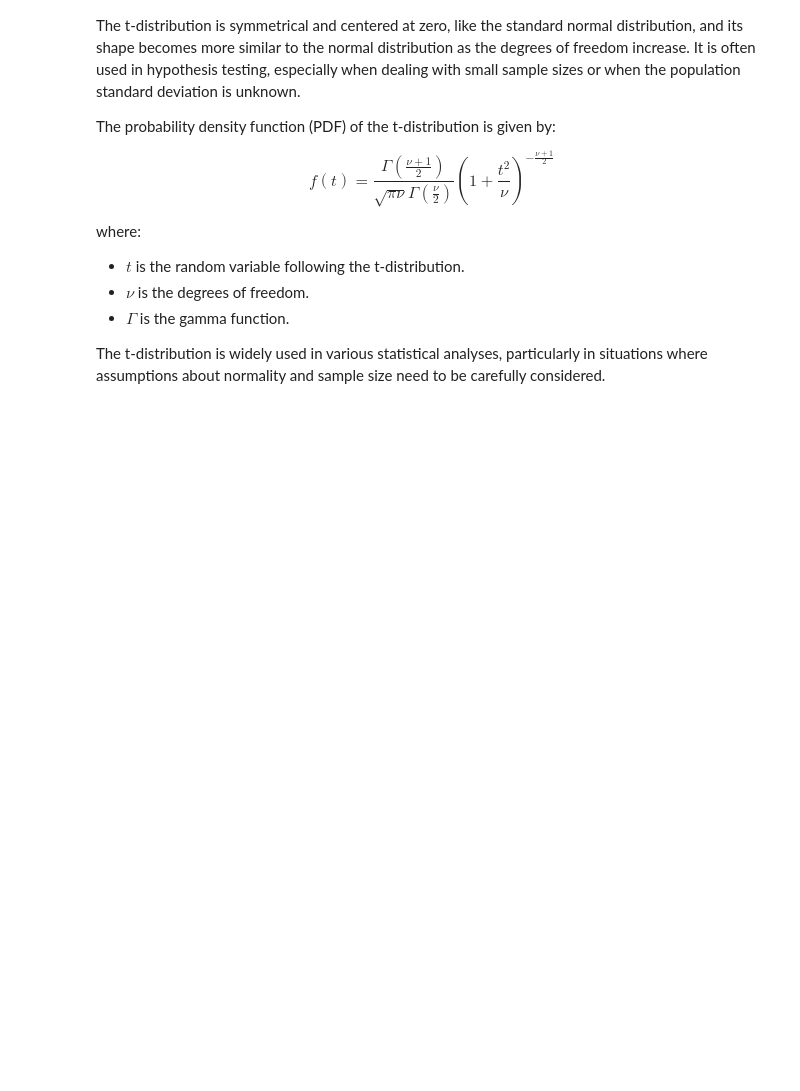
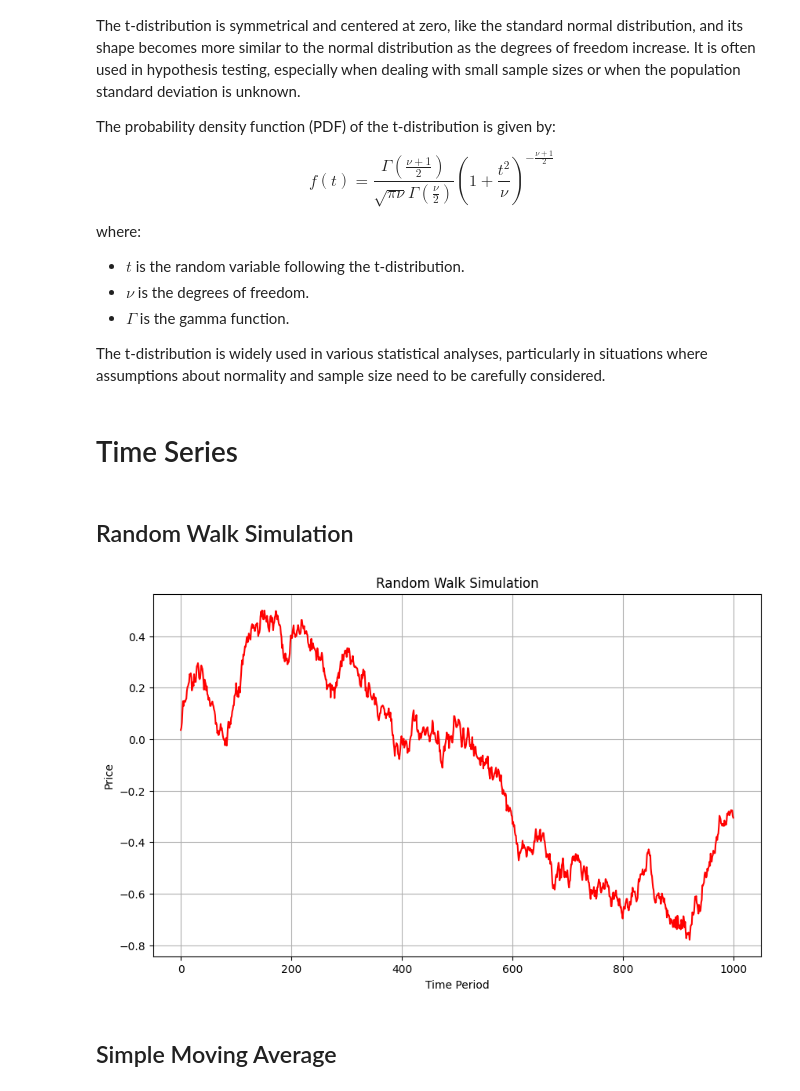
Before and after one commit to ichsanulamal/notes, a Jupyter notebook: finance/Financial Engineering and Artificial Intelligence in Python - The Lazy Programmar Udemy/main.ipynb, the cells around one changed output. Saved outputs shown, nothing was run; the diff lists cells and outputs as text; code cells hidden in the pictures; blank space fills up the shorter version.

```diff
--- a/finance/1_introduction/main.ipynb
+++ b/finance/Financial Engineering and Artificial Intelligence in Python - The Lazy Programmar Udemy/main.ipynb
@@ -369,3 +369,34 @@ where:
 - $\Gamma$ is the gamma function.
 
 The t-distribution is widely used in various statistical analyses, particularly in situations where assumptions about normality and sample size need to be carefully considered.
+# %% [markdown]
+# Time Series
+# %% [markdown]
+## Random Walk Simulation
+# %%
+# Importing necessary libraries
+import numpy as np
+import matplotlib.pyplot as plt
+
+# Setting parameters
+np.random.seed(0)
+num_periods = 1000
+mean_return = 0.0006
+std_dev = 0.02
+
+# Simulating random walk
+returns = np.random.normal(mean_return, std_dev, num_periods)
+prices = np.cumsum(returns)
+
+# Plotting random walk
+plt.figure(figsize=(10, 6))
+plt.plot(prices, color='red')
+plt.title('Random Walk Simulation')
+plt.xlabel('Time Period')
+plt.ylabel('Price')
+plt.grid(True)
+plt.show()
+# %% [output]
+[figure, added]
+# %% [markdown]
+## Simple Moving Average
```
Also changed, not shown: parts of 11 cells of this notebook, 29 other files.
